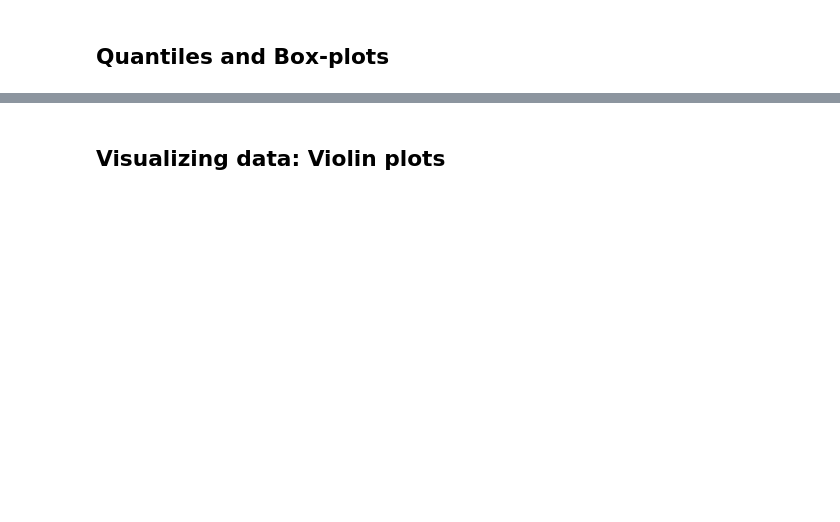
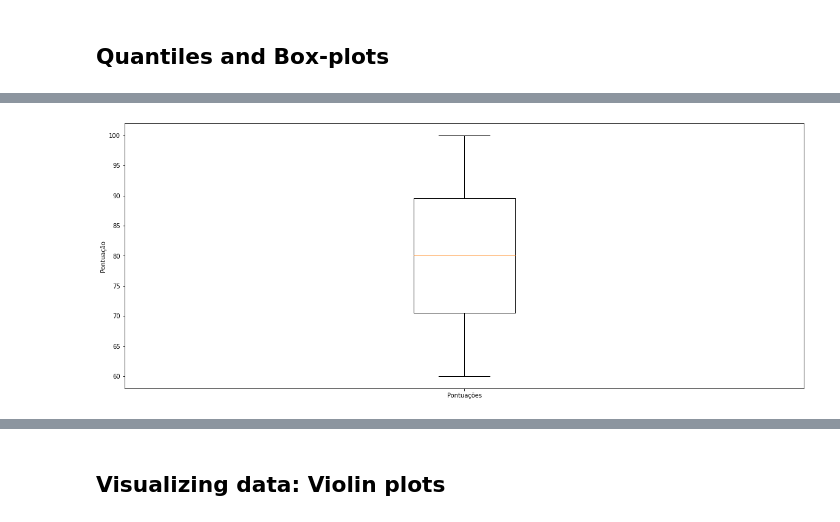
Before and after one commit to k3ybladewielder/math_for_ml_ds, a Jupyter notebook: prob_statistic_for_ml_ds/prob_statistic_for_ml_ds.ipynb, the cells around one changed output, grey strips where cells are left out. Cells and saved outputs as stored; diff of their text form; code cells hidden in the pictures; blank space fills up the shorter version.

```diff
--- a/prob_statistic_for_ml_ds/prob_statistic_for_ml_ds.ipynb
+++ b/prob_statistic_for_ml_ds/prob_statistic_for_ml_ds.ipynb
@@ -2166,0 +2228,16 @@ Os dados padronizados agora têm média 0 e desvio padrão 1 para ambas as carac
+# %%
+import matplotlib.pyplot as plt
+
+pontuacao = [65, 72, 85, 90, 78, 82, 92, 88, 76, 95, 60, 70, 68, 100]
+
+# Criação do box plot
+plt.boxplot(pontuacao)
+
+# Configuração dos rótulos
+plt.xticks([1], ['Pontuações'])
+plt.ylabel('Pontuação')
+
+# Exibição do gráfico
+plt.show()
+# %% [output]
+[figure, added]
```
Also changed, not shown: parts of 13 cells of this notebook.
